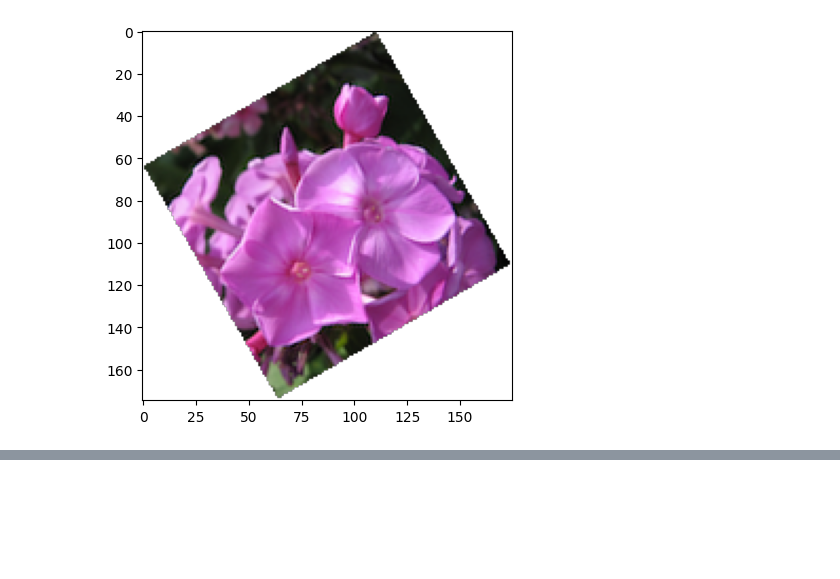
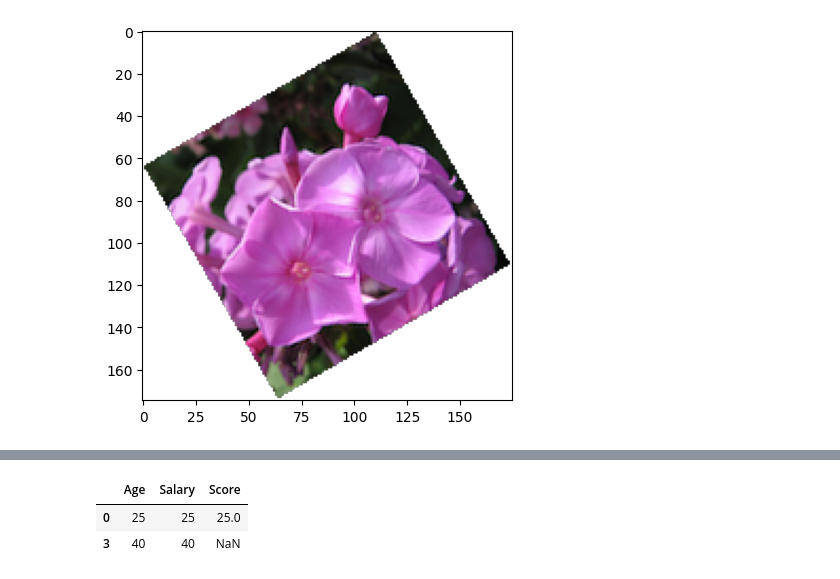
Before and after one commit to LEBEST0/DI-Bootcamp-TTA, a Jupyter notebook: Week2/Day1/daily-challenge/hands-on.ipynb, the cells around one changed output, grey strips where cells are left out. Saved outputs shown, nothing was run; the diff lists cells and outputs as text; code cells hidden in the pictures; blank space fills up the shorter version.

```diff
--- a/Week2/Day1/daily-challenge/hands-on.ipynb
+++ b/Week2/Day1/daily-challenge/hands-on.ipynb
@@ -115,0 +182,6 @@ plt.imshow(rotated_image)
+# %%
+df_clean
+# %% [output]
+|  | Age | Salary | Score |
+| 0 | 25 | 25 | 25.0 |
+| 3 | 40 | 40 | NaN |
```
Also changed, not shown: parts of 6 cells of this notebook, 2 other files.
